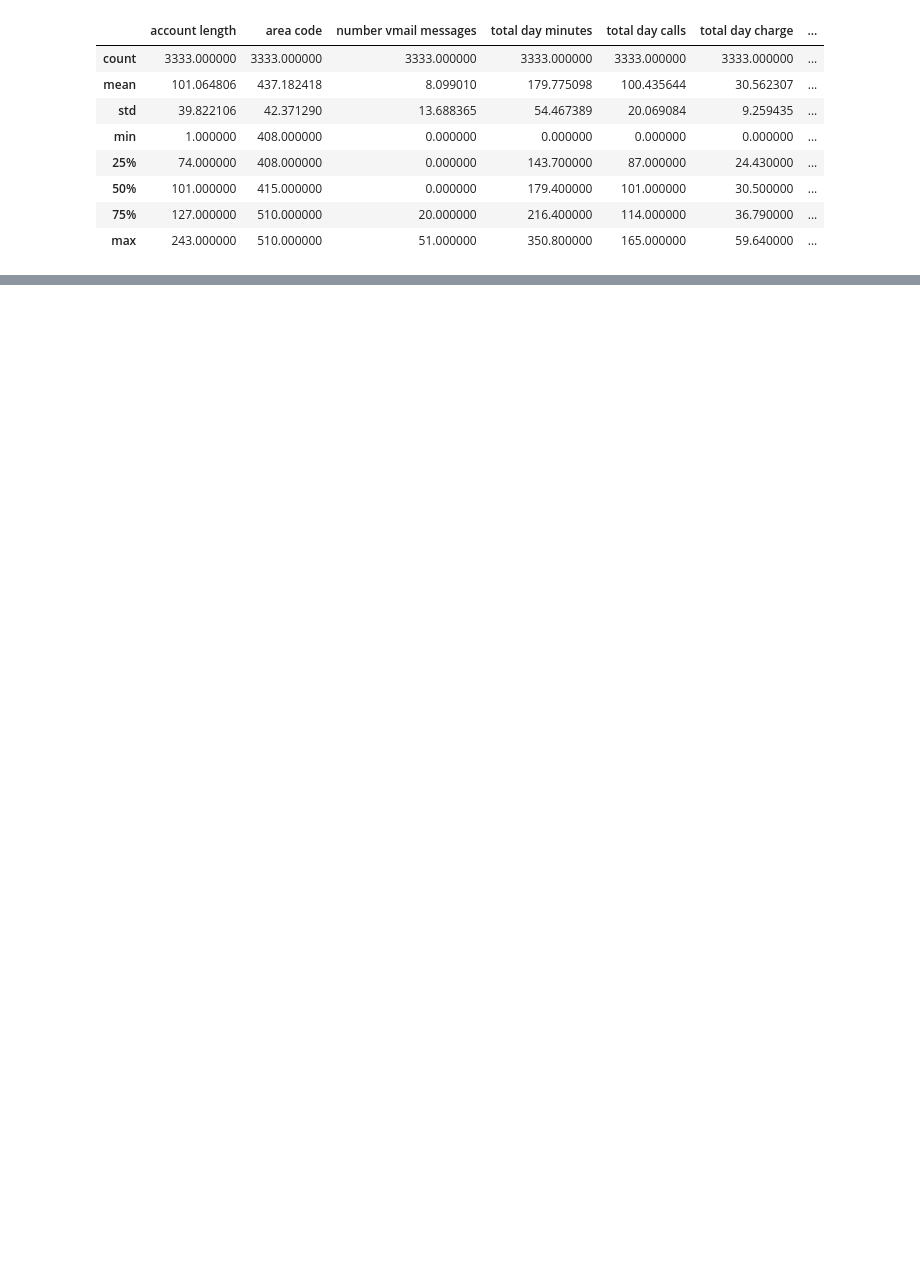
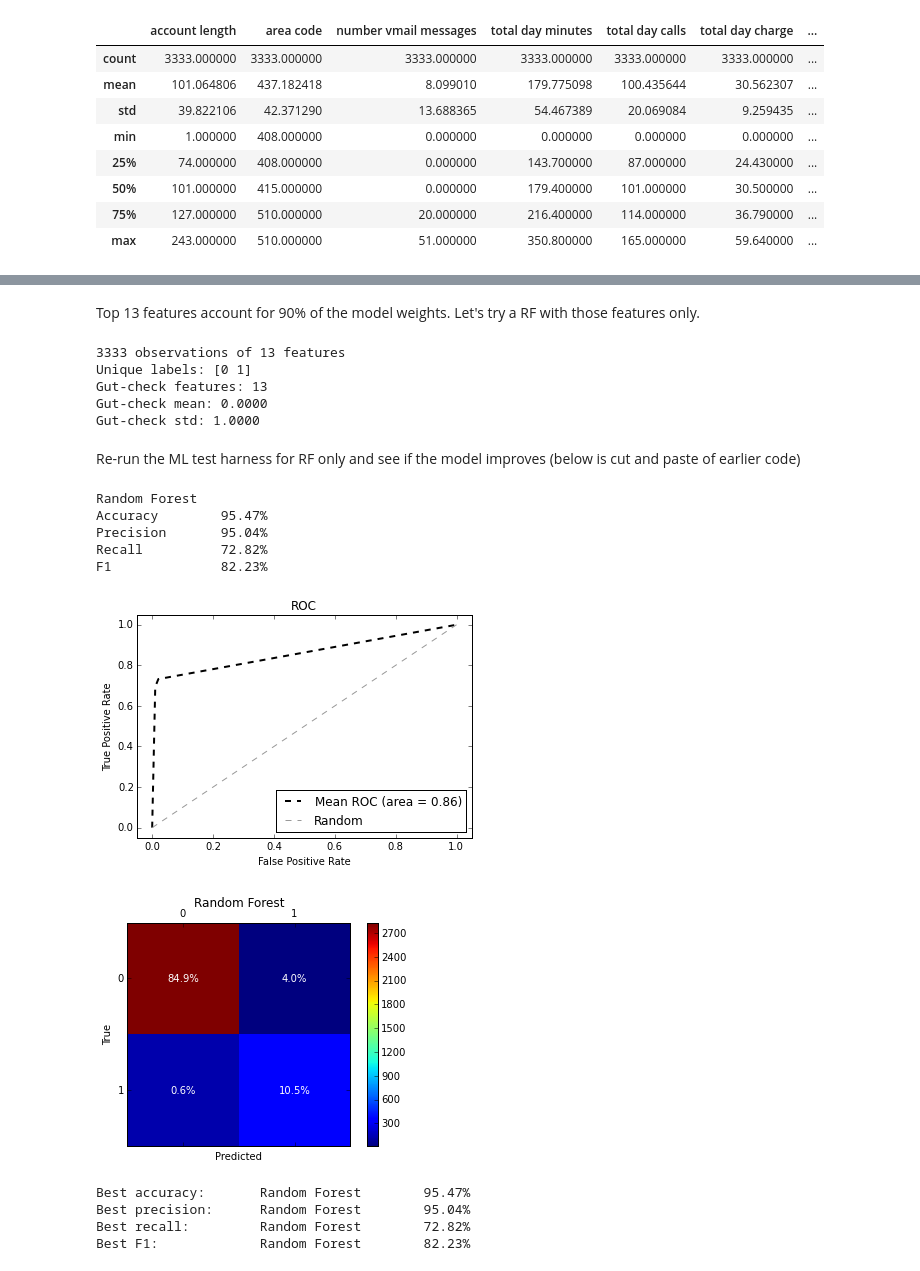
Before and after one commit to abiraja2004/ml_fun, a Jupyter notebook: churn/churn.ipynb, the cells around one changed output, grey strips where cells are left out. Saved outputs shown, nothing was run; the diff lists cells and outputs as text; code cells hidden in the pictures; blank space fills up the shorter version.

```diff
--- a/churn/churn.ipynb
+++ b/churn/churn.ipynb
@@ -66,0 +435,71 @@ df.head()
+# %% [markdown]
+Top 13 features account for 90% of the model weights. Let's try a RF with those features only.
+# %%
+# get names of all features in new df
+X_keep = X_keep.drop('churn', axis=1)
+features_keep = X_keep.columns
+X_keep = X_keep.as_matrix().astype(np.float)
+
+# scale and/or transform X
+scaler = StandardScaler()
+X_keep = scaler.fit_transform(X_keep)
+
+# checks
+print "\n%d observations of %d features" % X_keep.shape
+print "Unique labels:", np.unique(y)
+print "Gut-check features: %i" % len(features_keep)
+print "Gut-check mean: %.4f" % np.mean(X_keep[:,0])
+print "Gut-check std: %.4f" % np.std(X_keep[:,0])
+# %% [output]
+3333 observations of 13 features
+Unique labels: [0 1]
+Gut-check features: 13
+Gut-check mean: 0.0000
+Gut-check std: 1.0000
+# %% [markdown]
+Re-run the ML test harness for RF only and see if the model improves (below is cut and paste of earlier code)
+# %%
+ml_models = []
+ml_models.append(["Random Forest", RF, {'n_estimators':50, 'random_state':123,
+                                        'min_samples_split':2, 'n_jobs':-1}])
+acc = []
+prec = []
+recl = []
+f1 = []
+cms = []
+aucs = []
+for m in ml_models:
+    y_pred, mean_fpr, mean_tpr, mean_auc, mean_acc, mean_prec, mean_recl, mean_f1 = run_cv(X_keep, y, m[1], **m[2])
+    acc.append(mean_acc)
+    prec.append(mean_prec)
+    recl.append(mean_recl)
+    f1.append(mean_f1)
+    cms.append((m[0], metrics.confusion_matrix(y, y_pred)))
+    aucs.append(mean_auc)
+    print '{:15}'.format(m[0])
+    print '{:15} {:.2%}'.format('Accuracy', acc[-1])
+    print '{:15} {:.2%}'.format('Precision', prec[-1])
+    print '{:15} {:.2%}'.format('Recall', recl[-1])
+    print '{:15} {:.2%}'.format('F1', f1[-1])
+    plot_roc(mean_fpr, mean_tpr, mean_auc)
+draw_confusion_matrices(cms, np.unique(y))
+max_idx, max_value = max(enumerate(acc), key=operator.itemgetter(1))
+print '{:20} {:20} {:.2%}'.format('Best accuracy:', ml_models[max_idx][0], acc[max_idx])
+max_idx, max_value = max(enumerate(prec), key=operator.itemgetter(1))
+print '{:20} {:20} {:.2%}'.format('Best precision:', ml_models[max_idx][0], prec[max_idx])
+max_idx, max_value = max(enumerate(recl), key=operator.itemgetter(1))
+print '{:20} {:20} {:.2%}'.format('Best recall:', ml_models[max_idx][0], recl[max_idx])
+max_idx, max_value = max(enumerate(aucs), key=operator.itemgetter(1))
+print '{:20} {:20} {:.2%}'.format('Best F1:', ml_models[max_idx][0], f1[max_idx])
+# %% [output]
+Random Forest
+Accuracy        95.47%
+Precision       95.04%
+Recall          72.82%
+F1              82.23%
+[figure, added]
+[figure, added]
+Best accuracy:       Random Forest        95.47%
+Best precision:      Random Forest        95.04%
+Best recall:         Random Forest        72.82%
+Best F1:             Random Forest        82.23%
```
Also changed, not shown: parts of 36 cells of this notebook, 2 other files.
